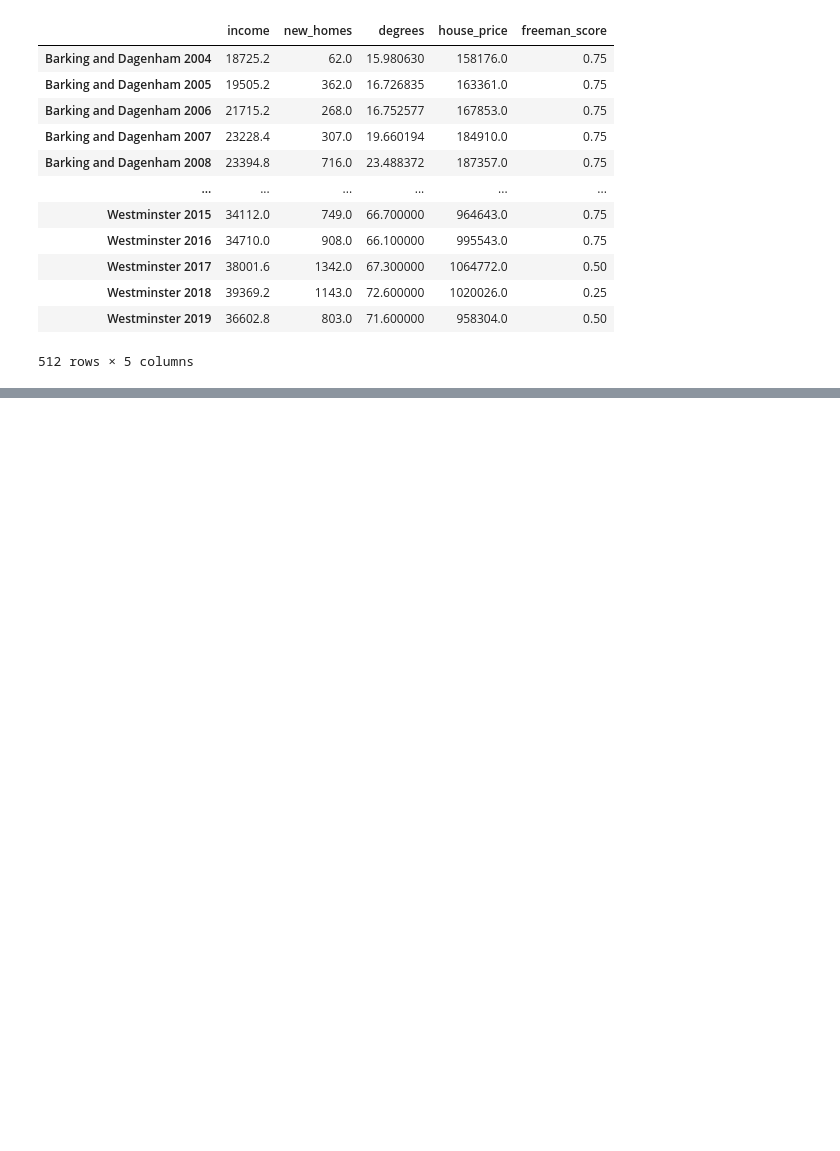
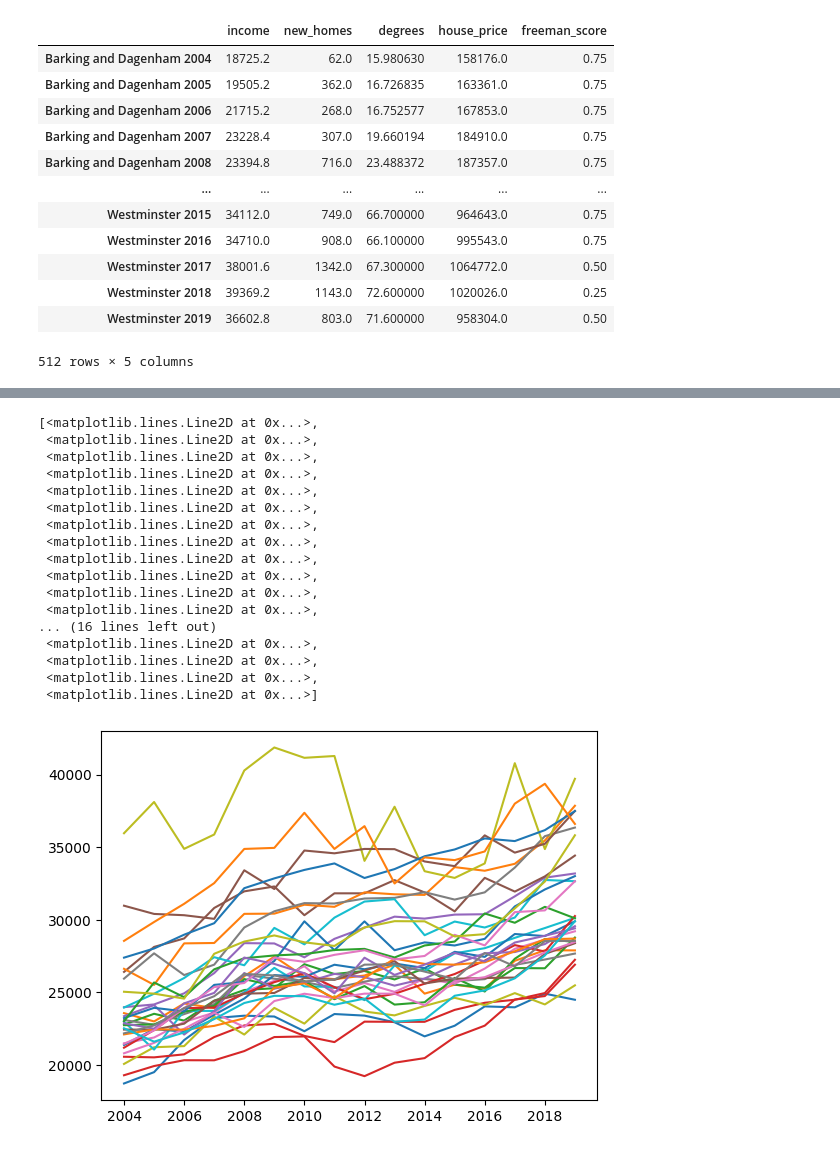
Before and after one commit to AishaYC/aia-grad-hackathon, a Jupyter notebook: freeman_model.ipynb, the cells around one changed output, grey strips where cells are left out. Cells and saved outputs as stored; diff of their text form; code cells hidden in the pictures; blank space fills up the shorter version.

```diff
--- a/freeman_model.ipynb
+++ b/freeman_model.ipynb
@@ -158,0 +178,21 @@ ValueError: Invalid classes inferred from unique values of `y`.  Expected: [0 1
+# %%
+plt.plot(income_df.transpose())
+# %% [output]
+[<matplotlib.lines.Line2D at 0x...>,
+ <matplotlib.lines.Line2D at 0x...>,
+ <matplotlib.lines.Line2D at 0x...>,
+ <matplotlib.lines.Line2D at 0x...>,
+ <matplotlib.lines.Line2D at 0x...>,
+ <matplotlib.lines.Line2D at 0x...>,
+ <matplotlib.lines.Line2D at 0x...>,
+ <matplotlib.lines.Line2D at 0x...>,
+ <matplotlib.lines.Line2D at 0x...>,
+ <matplotlib.lines.Line2D at 0x...>,
+ <matplotlib.lines.Line2D at 0x...>,
+ <matplotlib.lines.Line2D at 0x...>,
+... (16 lines left out)
+ <matplotlib.lines.Line2D at 0x...>,
+ <matplotlib.lines.Line2D at 0x...>,
+ <matplotlib.lines.Line2D at 0x...>,
+ <matplotlib.lines.Line2D at 0x...>]
+[figure, added]
```
Also changed, not shown: parts of 8 cells of this notebook, 6 other files.
